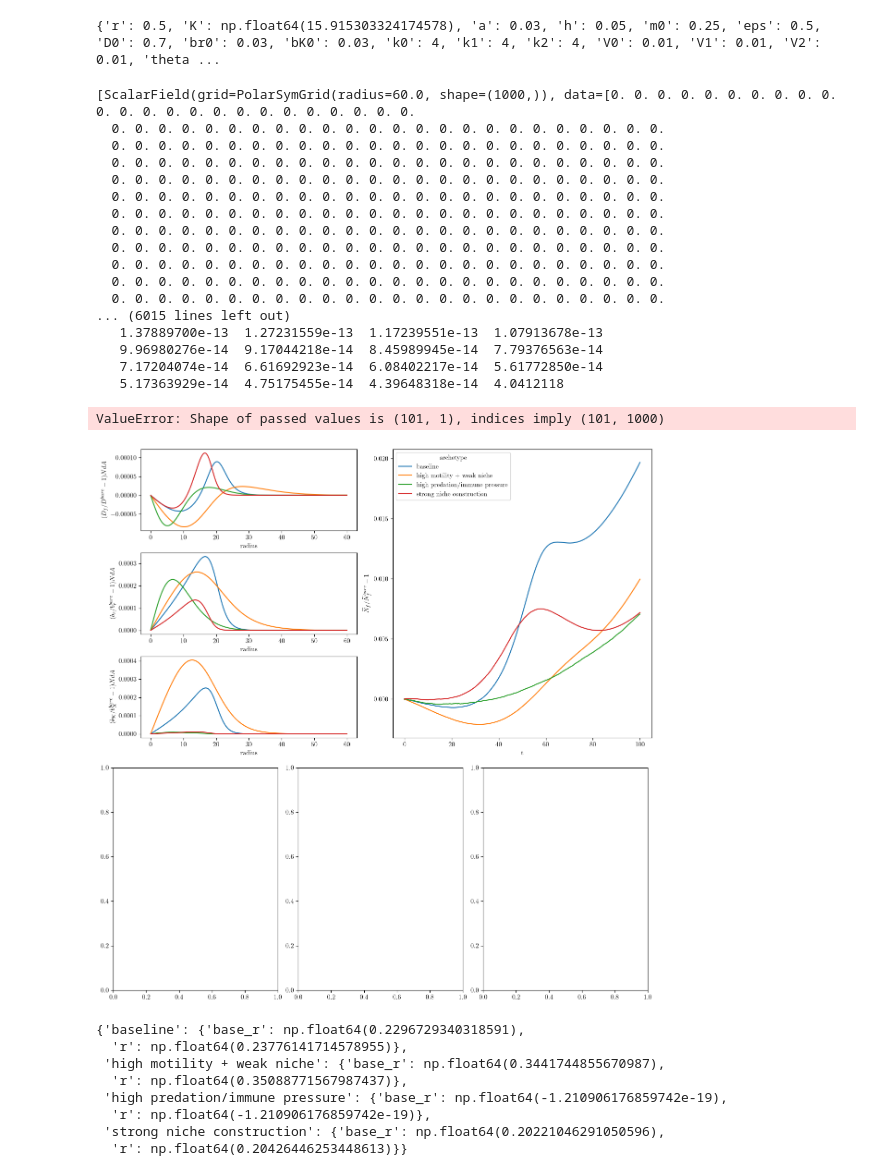
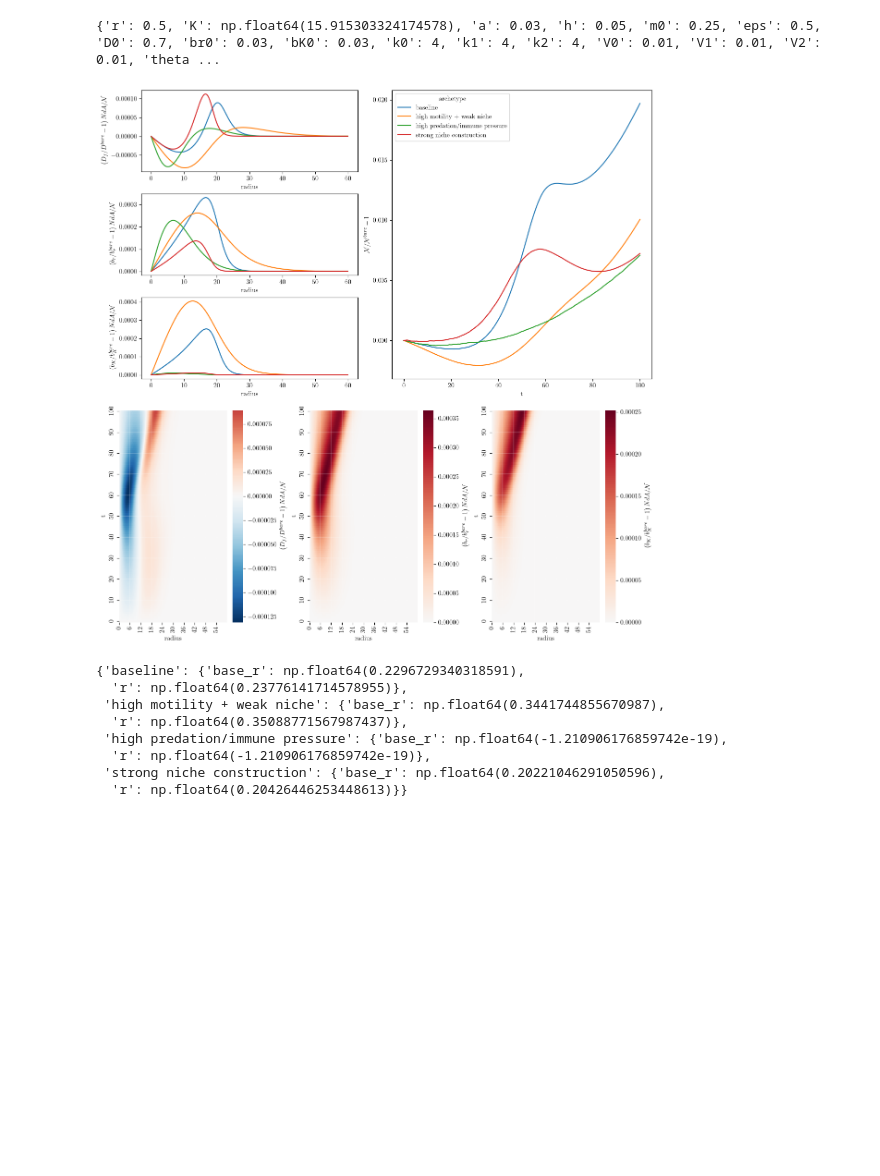
Before and after one commit to cancer-ecology-center/tumor-ecology-models, a Jupyter notebook: scripts/figures.ipynb, the cells around one changed output. Saved outputs shown, nothing was run; the diff lists cells and outputs as text; code cells hidden in the pictures; blank space fills up the shorter version.

```diff
--- a/scripts/figures.ipynb
+++ b/scripts/figures.ipynb
@@ -547,7 +545,7 @@ hybrid_dict = {
     'D_max_factor': 2.0,       # plateau D0 = D_max_factor * D, so the run starts at the preset D
     'b_max_factor': 2.0,       # plateaus b_j0 = b_max_factor * b_j, so the run starts at the preset b_j
     'theta': (0.5, 0.5),       # retained shares theta_r, theta_K; (0, 0) gives the neutral hybrid
-    'escape_public': 0.5,      # omega; 0.0 means escape follows the experienced niche
+    'escape_public': 0.0,      # omega; 0.0 means escape follows the experienced niche
     'N_eps': 1e-3,             # regulariser for 1/N in the trait equations
     'variance_gate': True,     # Section 10.7 version B: V_i -> V_i * N/(N + N_c) everywhere
     'N_c': 1e-3,               # gate half-saturation density (model units of N); keep well below the seed
@@ -630,12 +628,13 @@ for preset_name, preset_config in config_dict['presets'].items():
     final = storage[-1]
     final_Er = final[1].data
     final_Ek = final[2].data
-    final_N = final[0].data/ (params['K'] * final_Ek)
+    final_N = final[0].data
     final_D = sigmoid_value(final[3].data, params['k0'], params['D0'])
     final_br = sigmoid_value(final[4].data, params['k1'], params['br0'])
     final_bK = sigmoid_value(final[5].data, params['k2'], params['bK0'])
+    print(np.max(final_D), np.min(final_D))
     final_area = rolling_area(final[0].data, r_coords)[-1]
-    hybrid_scenario_final_profiles.append((preset_name,2*np.pi*r_coords*np.gradient(r_coords)*final[0].data*(final_D/(params['D0']/2)-1)/final_area, 2*np.pi*r_coords*np.gradient(r_coords)*final[0].data*(final_br/(params['br0']/2)-1)/final_area, 2*np.pi*r_coords*np.gradient(r_coords)*final[0].data*(final_bK/(params['bK0']/2)-1)/final_area))
+    hybrid_scenario_final_profiles.append((preset_name,final_N,2*np.pi*r_coords*np.gradient(r_coords)*final[0].data*(final_D/(params['D0']/2)-1)/final_area, 2*np.pi*r_coords*np.gradient(r_coords)*final[0].data*(final_br/(params['br0']/2)-1)/final_area, 2*np.pi*r_coords*np.gradient(r_coords)*final[0].data*(final_bK/(params['bK0']/2)-1)/final_area))
 # %% [output]
 Running hybrid model (second order) for preset: baseline
 {'r': 0.5, 'K': np.float64(15.915303324174578), 'a': 0.03, 'h': 0.05, 'm0': 0.25, 'eps': 0.5, 'D0': 0.7, 'br0': 0.03, 'bK0': 0.03, 'k0': 4, 'k1': 4, 'k2': 4, 'V0': 0.01, 'V1': 0.01, 'V2': 0.01, 'theta ...
@@ -665,9 +668,9 @@ heatmap_pde.solve(
 
 heatmap_times = np.array(heatmap_storage.times)
 # arrays of shape (n_times, n_radii)
-heatmap_D = np.array([2*np.pi*r_coords*s[0].data*np.gradient(r_coords)*(sigmoid_value(s[3].data, heatmap_params['k0'], heatmap_params['D0'])/heatmap_preset['D']-1)/(rolling_area(s[0],r_coords)[-1]) for s in heatmap_storage])
-heatmap_br = np.array([2*np.pi*r_coords*s[0].data*np.gradient(r_coords)*(sigmoid_value(s[4].data, heatmap_params['k1'], heatmap_params['br0'])/heatmap_preset['b_r']-1)/(rolling_area(s[0],r_coords)[-1]) for s in heatmap_storage])
-heatmap_bK = np.array([2*np.pi*r_coords*s[0].data*np.gradient(r_coords)*(sigmoid_value(s[5].data, heatmap_params['k2'], heatmap_params['bK0'])/heatmap_preset['b_k']-1)/(rolling_area(s[0],r_coords)[-1]) for s in heatmap_storage])
+heatmap_D = np.array([2*np.pi*r_coords*s[0].data*np.gradient(r_coords)*(sigmoid_value(s[3].data, heatmap_params['k0'], heatmap_params['D0'])/heatmap_preset['D']-1)/(rolling_area(s[0].data,r_coords)[-1]) for s in heatmap_storage])
+heatmap_br = np.array([2*np.pi*r_coords*s[0].data*np.gradient(r_coords)*(sigmoid_value(s[4].data, heatmap_params['k1'], heatmap_params['br0'])/heatmap_preset['b_r']-1)/(rolling_area(s[0].data,r_coords)[-1]) for s in heatmap_storage])
+heatmap_bK = np.array([2*np.pi*r_coords*s[0].data*np.gradient(r_coords)*(sigmoid_value(s[5].data, heatmap_params['k2'], heatmap_params['bK0'])/heatmap_preset['b_k']-1)/(rolling_area(s[0].data,r_coords)[-1]) for s in heatmap_storage])
 heatmap_N = np.array([s[0].data for s in heatmap_storage])
 # %% [output]
 {'r': 0.5, 'K': np.float64(15.915303324174578), 'a': 0.03, 'h': 0.05, 'm0': 0.25, 'eps': 0.5, 'D0': 0.7, 'br0': 0.03, 'bK0': 0.03, 'k0': 4, 'k1': 4, 'k2': 4, 'V0': 0.01, 'V1': 0.01, 'V2': 0.01, 'theta ...
@@ -686,67 +689,50 @@ fig = plt.figure(figsize=(12, 12), constrained_layout=True)
 fig_top, fig_bottom = fig.subfigures(2, 1, height_ratios=[1.3, 1])
 gs = fig_top.add_gridspec(3, 2, width_ratios=[1, 1.2])
 profile_panels = [
-    ((1,), ("$(D_f/D^{bare}-1)NdA$",)),
-    ((2,), ("$(b_{r}/b_{r}^{bare}-1)NdA$",)),
-    ((3,), ("$(b_{K}/b_{K}^{bare}-1)NdA$",))#
+    ((1,), ("$\\left(D_f/D^{bare}-1 \\right)NdA/\\mathcal{N}$",)),
+    ((2,), ("$\\left( b_{r}/b_{r}^{bare}-1 \\right)NdA/\\mathcal{N}$",)),
+    ((3,), ("$\\left( b_{K}/b_{K}^{bare}-1 \\right)NdA/\\mathcal{N}$",))#
 ]
 for row, (col_idxs, labels) in enumerate(profile_panels):
     ax = fig_top.add_subplot(gs[row, 0])
     for profile in hybrid_scenario_final_profiles:
         for col_idx, label, style in zip(col_idxs, labels, ("-", "--")):
             ax.plot(r_coords, profile[col_idx], color=hybrid_palette[profile[0]], linestyle=style)
     ax.set_xlabel("radius")
     ax.set_ylabel(", ".join(labels))
     if len(col_idxs) > 1:
         # line style legend only; preset colours are in the wavefront legend
         style_handles = [plt.Line2D([], [], color="0.3", linestyle=style) for style in ("-", "--")]
         ax.legend(style_handles, labels, loc="center right", fontsize="small")
 
 ax_population = fig_top.add_subplot(gs[:, 1])
 sns.lineplot(data=df_hybrid, x="t", y="N_perc_base", hue="archetype", palette=hybrid_palette, ax=ax_population)
-ax_population.set_ylabel(r"$\widetilde{N}_{f} / \widetilde{N}_{f}^{bare} -1 $")
-# ax_population.set_yscale("log")
+ax_population.set_ylabel(r"$\mathcal{N} / \mathcal{N}^{bare} -1 $")
 heatmap_panels = [
-    (heatmap_D, heatmap_preset['D'], "$D$"),
-    (heatmap_br, heatmap_preset['b_r'], "$b_{r}$"),
-    (heatmap_bK, heatmap_preset['b_k'], "$b_{K}$"),
+    (heatmap_D, heatmap_preset['D'], "$\\left(D_f/D^{bare}-1 \\right)NdA/\\mathcal{N}$"),
+    (heatmap_br, heatmap_preset['b_r'], "$\\left( b_{r}/b_{r}^{bare}-1 \\right)NdA/\\mathcal{N}$"),
+    (heatmap_bK, heatmap_preset['b_k'], "$\\left( b_{K}/b_{K}^{bare}-1 \\right)NdA/\\mathcal{N}$"),
 ]
 heatmap_axes = fig_bottom.subplots(1, 3)
 for ax, (values, base_value, label) in zip(heatmap_axes, heatmap_panels):
     rel = pd.DataFrame(values,
                        index=np.round(heatmap_times, 0), columns=np.round(r_coords, 3))
-    sns.heatmap(rel, cmap="RdBu_r", center=0, ax=ax,
-                xticklabels=100, yticklabels=10,)
+    sns.heatmap(
+        rel, cmap="RdBu_r", center=0, ax=ax,
+        xticklabels=100, yticklabels=10,
+        cbar_kws={"label": label}
+    )
     ax.set_xticklabels([f"{float(label.get_text()):.0f}" for label in ax.get_xticklabels()])
     ax.set_yticklabels([f"{float(label.get_text()):.0f}" for label in ax.get_yticklabels()])
     ax.grid(which="major", color="white", linewidth=0.25)
     ax.tick_params(which="minor", bottom=False, left=False)
     ax.invert_yaxis()  # t increases upward
     ax.tick_params(axis="x", labelrotation=90)
     ax.set_xlabel("radius")
     ax.set_ylabel("t")
-    ax.set_title(f"({label}/{label}" + "$^{bare}-1)NdA$")
 plt.show()
 # %% [output]
-[ScalarField(grid=PolarSymGrid(radius=60.0, shape=(1000,)), data=[0. 0. 0. 0. 0. 0. 0. 0. 0. 0. 0. 0. 0. 0. 0. 0. 0. 0. 0. 0. 0. 0. 0. 0.
-  0. 0. 0. 0. 0. 0. 0. 0. 0. 0. 0. 0. 0. 0. 0. 0. 0. 0. 0. 0. 0. 0. 0. 0.
-  0. 0. 0. 0. 0. 0. 0. 0. 0. 0. 0. 0. 0. 0. 0. 0. 0. 0. 0. 0. 0. 0. 0. 0.
-  0. 0. 0. 0. 0. 0. 0. 0. 0. 0. 0. 0. 0. 0. 0. 0. 0. 0. 0. 0. 0. 0. 0. 0.
-  0. 0. 0. 0. 0. 0. 0. 0. 0. 0. 0. 0. 0. 0. 0. 0. 0. 0. 0. 0. 0. 0. 0. 0.
-  0. 0. 0. 0. 0. 0. 0. 0. 0. 0. 0. 0. 0. 0. 0. 0. 0. 0. 0. 0. 0. 0. 0. 0.
-  0. 0. 0. 0. 0. 0. 0. 0. 0. 0. 0. 0. 0. 0. 0. 0. 0. 0. 0. 0. 0. 0. 0. 0.
-  0. 0. 0. 0. 0. 0. 0. 0. 0. 0. 0. 0. 0. 0. 0. 0. 0. 0. 0. 0. 0. 0. 0. 0.
-  0. 0. 0. 0. 0. 0. 0. 0. 0. 0. 0. 0. 0. 0. 0. 0. 0. 0. 0. 0. 0. 0. 0. 0.
-  0. 0. 0. 0. 0. 0. 0. 0. 0. 0. 0. 0. 0. 0. 0. 0. 0. 0. 0. 0. 0. 0. 0. 0.
-  0. 0. 0. 0. 0. 0. 0. 0. 0. 0. 0. 0. 0. 0. 0. 0. 0. 0. 0. 0. 0. 0. 0. 0.
-  0. 0. 0. 0. 0. 0. 0. 0. 0. 0. 0. 0. 0. 0. 0. 0. 0. 0. 0. 0. 0. 0. 0. 0.
-... (6015 lines left out)
-   1.37889700e-13  1.27231559e-13  1.17239551e-13  1.07913678e-13
-   9.96980276e-14  9.17044218e-14  8.45989945e-14  7.79376563e-14
-   7.17204074e-14  6.61692923e-14  6.08402217e-14  5.61772850e-14
-   5.17363929e-14  4.75175455e-14  4.39648318e-14  4.0412118
-ValueError: Shape of passed values is (101, 1), indices imply (101, 1000)
-[figure, old version]
+[figure, new version]
 # %%
 df_late = df_hybrid.loc[df_hybrid["t"] >= 60]
 
```
Also changed, not shown: parts of 3 cells of this notebook.
